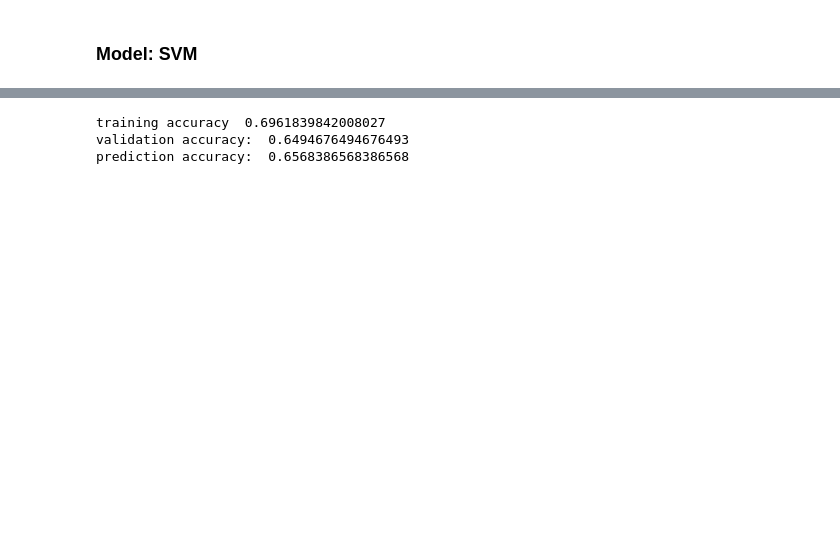
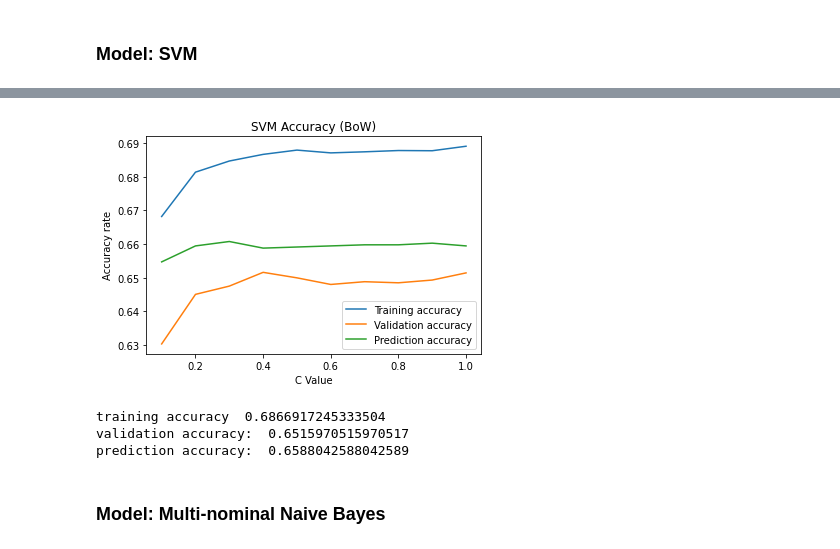
Before and after one commit to RicardoXXXXXX/Tweet-s-sentiment-prediction, a Jupyter notebook: COMP30027-Assignment2 (new).ipynb, the cells around one changed output, grey strips where cells are left out. Cells and saved outputs as stored; diff of their text form; code cells hidden in the pictures; blank space fills up the shorter version.

```diff
--- a/COMP30027-Assignment2 (new).ipynb
+++ b/COMP30027-Assignment2 (new).ipynb
@@ -383,3 +382,0 @@ x_train_chi_svm, x_test_chi_svm = chi(500)
-# %%
-gs_svc = GridSearchCV(SVC(), param_grid={"kernel":('linear', 'poly', 'rbf'), "C":[0.1,0.2,0.3,0.4,0.5,0.6],"decision_function_shape":('ovo','ovr')})
-gs_svc.fit(x_train_chi, y_train)
@@ -395,14 +396,12 @@ print(gs_svc.best_params_)
 # %%
 #C, kernel, degree, gamma, max_iter, decision_function_shape
+def svc(c_value):
+    clf = SVC(kernel="linear", C = c_value, decision_function_shape = 'ovo').fit(x_train_chi_SVM, y_train)
+    y_train_predicted = clf.predict(x_train_chi_SVM)
+    #print("training accuracy ", np.mean(y_train_predicted == y_train))
+    clf_va = np.mean(cross_val_score(clf,x_test_chi_SVM,y_valid,cv = 5))
+    #print('validation accuracy: ' ,clf_va)
+    # y_predicted = LR.predict(x_test_chi)
+    #print('prediction accuracy: ',clf.score(x_test_chi_SVM, y_valid))
 
-clf = SVC(kernel="linear", C = 0.6, decision_function_shape = 'ovo').fit(x_train_chi_svm, y_train)
-y_train_predicted = clf.predict(x_train_chi_svm)
-print("training accuracy ", np.mean(y_train_predicted == y_train))
-clf_acc = np.mean(cross_val_score(clf,x_test_chi_svm,y_valid,cv = 5))
-print('validation accuracy: ' ,clf_acc)
-# y_predicted = lr.predict(x_test_chi)
-print('prediction accuracy: ',clf.score(x_test_chi_svm, y_valid))
+    return np.mean(y_train_predicted == y_train), clf_va, clf.score(x_test_chi_SVM, y_valid)
-# %% [output]
-training accuracy  0.6961839842008027
-validation accuracy:  0.6494676494676493
-prediction accuracy:  0.6568386568386568
@@ -422,0 +408,46 @@ best_params_chi, best_scores_chi, x_train_chi, x_test_chi = gs_result_chi()
+# %%
+#Accuracy when K = 400
+training_accuracy_list_SVM = []
+validation_accuracy_list_SVM = []
+prediction_accuracy_list_SVM = []
+
+
+for i in range(1,11,1):
+    ta, va, pa = svc(i/10)
+    training_accuracy_list_SVM.append(ta)
+    validation_accuracy_list_SVM.append(va)
+    prediction_accuracy_list_SVM.append(pa)
+
+x = np.arange(0.1,1.1,0.1)
+y1 = np.array(training_accuracy_list_SVM)
+y2 = np.array(validation_accuracy_list_SVM)
+y3 = np.array(prediction_accuracy_list_SVM)
+# PLot
+plt.plot(x, y1)
+plt.plot(x, y2)
+plt.plot(x, y3)
+# Add Title
+plt.title("SVM Accuracy (BoW)")
+
+# Add Axes Labels and legend
+plt.xlabel("C Value")
+plt.ylabel("Accuracy rate")
+plt.legend(['Training accuracy','Validation accuracy', 'Prediction accuracy'])
+# Display
+plt.show()
+# %% [output]
+[figure, added]
+# %%
+SVM_final = SVC(kernel="linear", C = 0.4, decision_function_shape = 'ovo').fit(x_train_chi_SVM, y_train)
+y_train_predicted = SVM_final.predict(x_train_chi_SVM)
+print("training accuracy ", np.mean(y_train_predicted == y_train))
+clf_va = np.mean(cross_val_score(SVM_final,x_test_chi_SVM,y_valid,cv = 5))
+print('validation accuracy: ' ,clf_va)
+y_predicted = SVM_final.predict(x_test_chi_SVM)
+print('prediction accuracy: ',SVM_final.score(x_test_chi_SVM, y_valid))
+# %% [output]
+training accuracy  0.6866917245333504
+validation accuracy:  0.6515970515970517
+prediction accuracy:  0.6588042588042589
+# %% [markdown]
+### Model: Multi-nominal Naive Bayes
```
Also changed, not shown: parts of 17 cells of this notebook.
